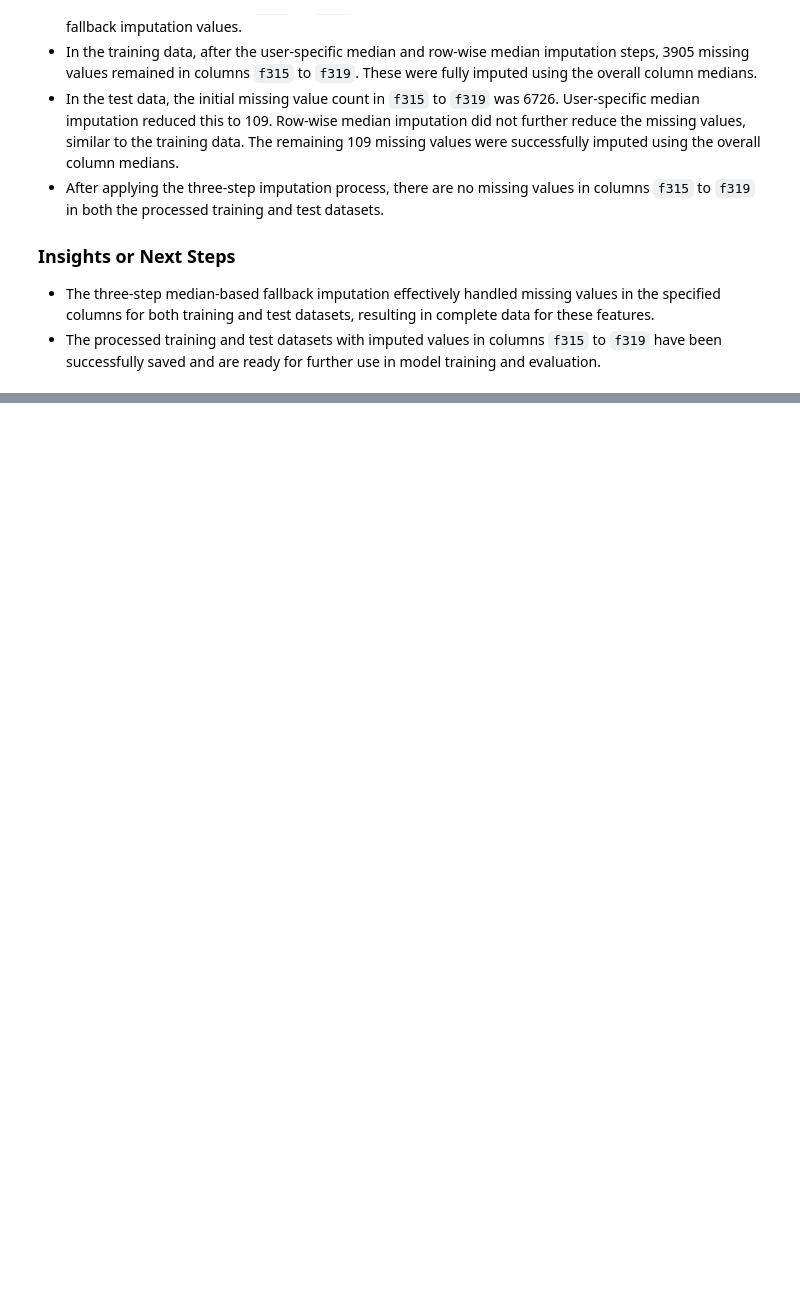
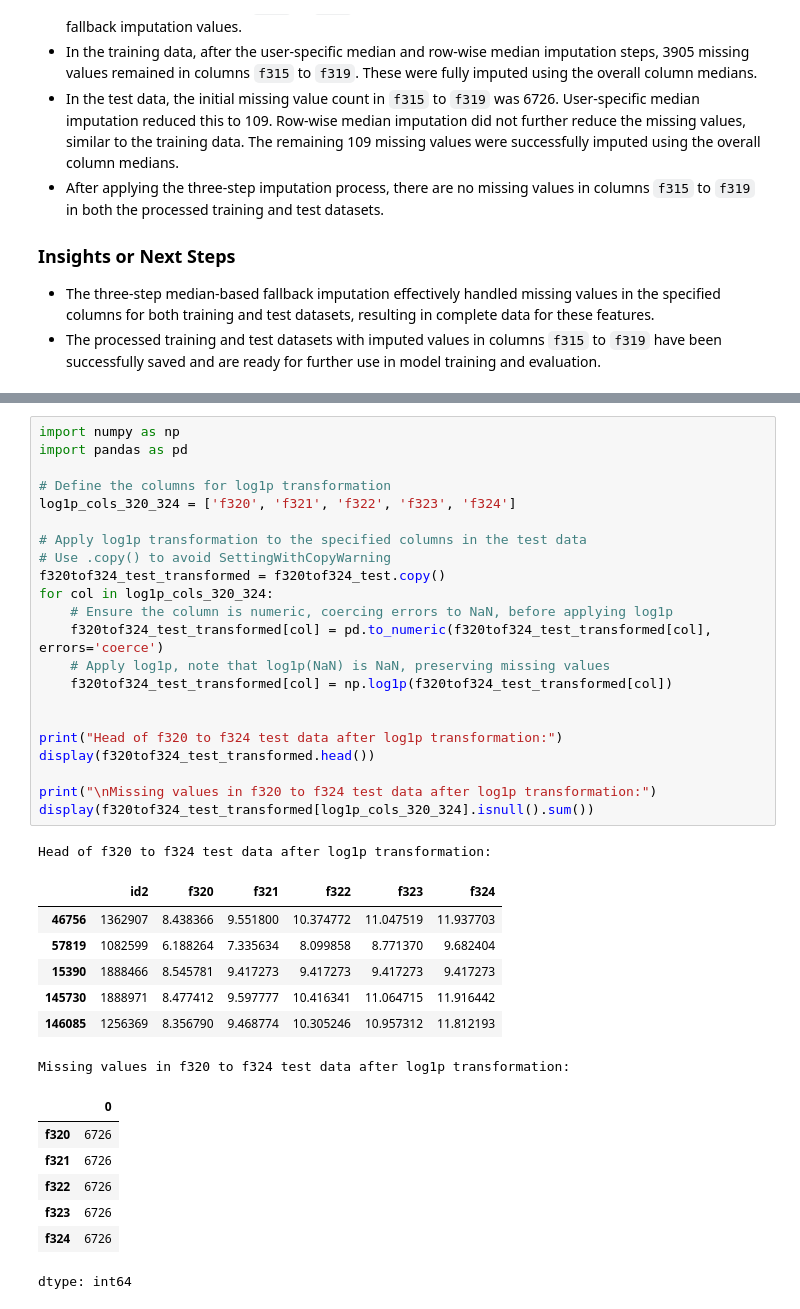
Before and after one commit to rishabh-0042/American_Express_Hackathon_25-2025, a Jupyter notebook: AMEXHackathon_2.ipynb, the cells around one changed output, grey strips where cells are left out. Drawn from its saved outputs; the diff is of its cells as text; blank space fills up the shorter version.

```diff
--- a/AMEXHackathon_2.ipynb
+++ b/AMEXHackathon_2.ipynb
@@ -1994,0 +2133,38 @@ Successfully saved the processed f315tof319 test DataFrame to /content/drive/MyD
+# %%
+import numpy as np
+import pandas as pd
+
+# Define the columns for log1p transformation
+log1p_cols_320_324 = ['f320', 'f321', 'f322', 'f323', 'f324']
+
+# Apply log1p transformation to the specified columns in the test data
+# Use .copy() to avoid SettingWithCopyWarning
+f320tof324_test_transformed = f320tof324_test.copy()
+for col in log1p_cols_320_324:
+    # Ensure the column is numeric, coercing errors to NaN, before applying log1p
+    f320tof324_test_transformed[col] = pd.to_numeric(f320tof324_test_transformed[col], errors='coerce')
+    # Apply log1p, note that log1p(NaN) is NaN, preserving missing values
+    f320tof324_test_transformed[col] = np.log1p(f320tof324_test_transformed[col])
+
+
+print("Head of f320 to f324 test data after log1p transformation:")
+display(f320tof324_test_transformed.head())
+
+print("\nMissing values in f320 to f324 test data after log1p transformation:")
+display(f320tof324_test_transformed[log1p_cols_320_324].isnull().sum())
+# %% [output]
+Head of f320 to f324 test data after log1p transformation:
+|  | id2 | f320 | f321 | f322 | f323 | f324 |
+| 46756 | 1362907 | 8.438366 | 9.551800 | 10.374772 | 11.047519 | 11.937703 |
+| 57819 | 1082599 | 6.188264 | 7.335634 | 8.099858 | 8.771370 | 9.682404 |
+| 15390 | 1888466 | 8.545781 | 9.417273 | 9.417273 | 9.417273 | 9.417273 |
+| 145730 | 1888971 | 8.477412 | 9.597777 | 10.416341 | 11.064715 | 11.916442 |
+| 146085 | 1256369 | 8.356790 | 9.468774 | 10.305246 | 10.957312 | 11.812193 |
+Missing values in f320 to f324 test data after log1p transformation:
+|  | 0 |
+| f320 | 6726 |
+| f321 | 6726 |
+| f322 | 6726 |
+| f323 | 6726 |
+| f324 | 6726 |
+dtype: int64
```
Also changed, not shown: parts of 20 cells of this notebook.
